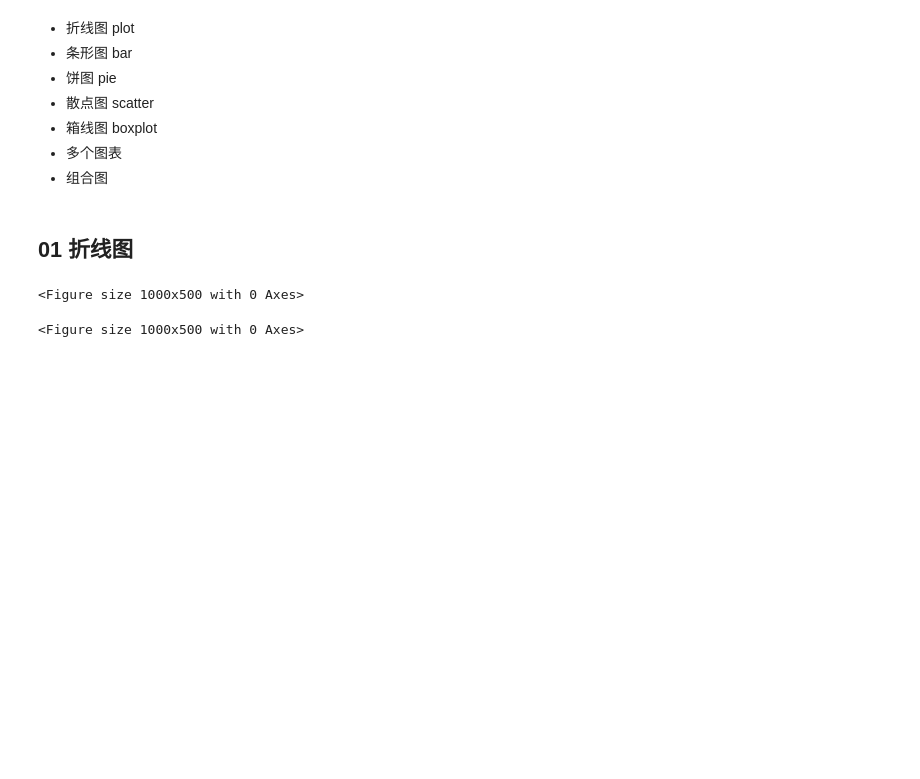
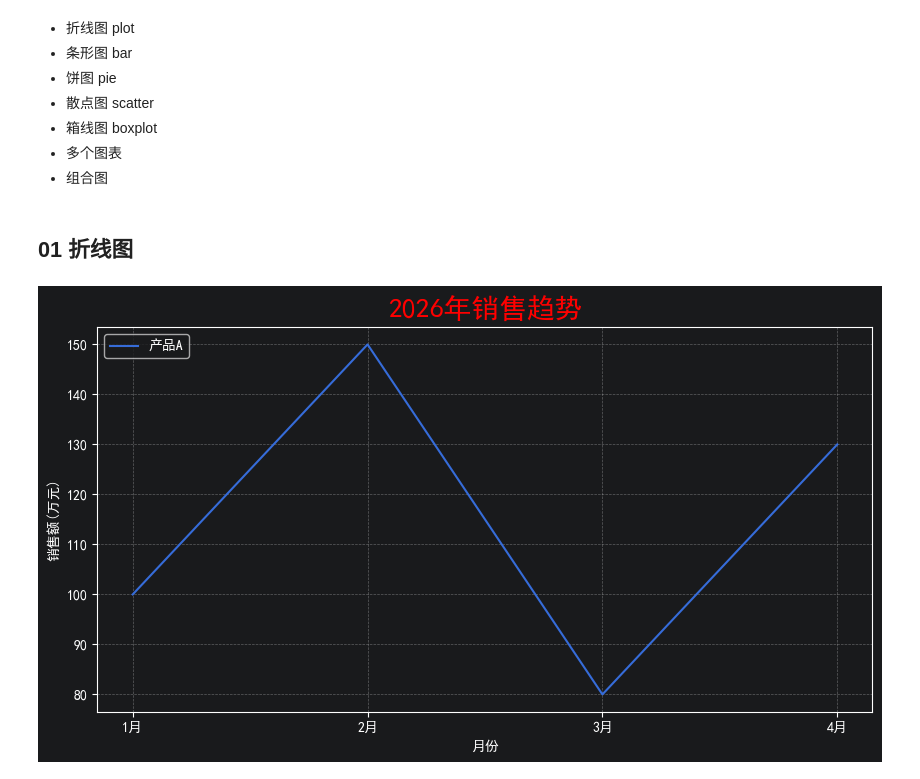
Before and after one commit to zimiao-dev/Python-Data-Analysis-Learning, a Jupyter notebook: 04_data_visualization/matplotlib_basic.ipynb, the cells around one changed output. Cells and saved outputs as stored; diff of their text form; code cells hidden in the pictures; blank space fills up the shorter version.

Commit message:
update matplotlib basic

```diff
--- a/04_data_visualization/matplotlib_basic.ipynb
+++ b/04_data_visualization/matplotlib_basic.ipynb
@@ -12,9 +12,7 @@
 ## 01 折线图
 # %%
 import matplotlib.pyplot as plt
+from fontTools.diff import color
+from matplotlib import rcParams
+# rcParams['font.family'] = 'SimHei' # 设置字体
+rcParams['font.sans-serif'] = 'SimHei'
-# %%
-# 创建图表，设置大小
-plt.figure(figsize=(10, 5))
-# %% [output]
-<Figure size 1000x500 with 0 Axes>
-<Figure size 1000x500 with 0 Axes>
@@ -23,0 +19,31 @@ plt.show()
+# %%
+# 创建图表，设置大小
+plt.figure(figsize=(10, 5))
+
+# 绘图数据
+month = ['1月', '2月', '3月', '4月']
+sales = [100, 150, 80, 130]
+
+# 绘制图表
+plt.plot(month, sales, label='产品A') # 这里的label表示图例
+
+# 添加标题
+plt.title('2026年销售趋势', color='red', fontsize=20)
+
+# 添加坐标轴标签
+plt.xlabel('月份', fontsize=10)
+plt.ylabel('销售额(万元)', fontsize=10)
+
+# 添加图例
+plt.legend(loc='upper left')
+
+# 添加网格线
+# plt.grid(True) # 横竖线
+# plt.grid(axis='x') # 竖线
+# plt.grid(axis='y') # 横线
+plt.grid(True, alpha=0.3, color='white', linestyle='--') # linestyle : '-' 实线，'--'虚线
+
+# 显示图表
+plt.show()
+# %% [output]
+[figure, added]
```
Also changed, not shown: parts of 1 cell of this notebook.
